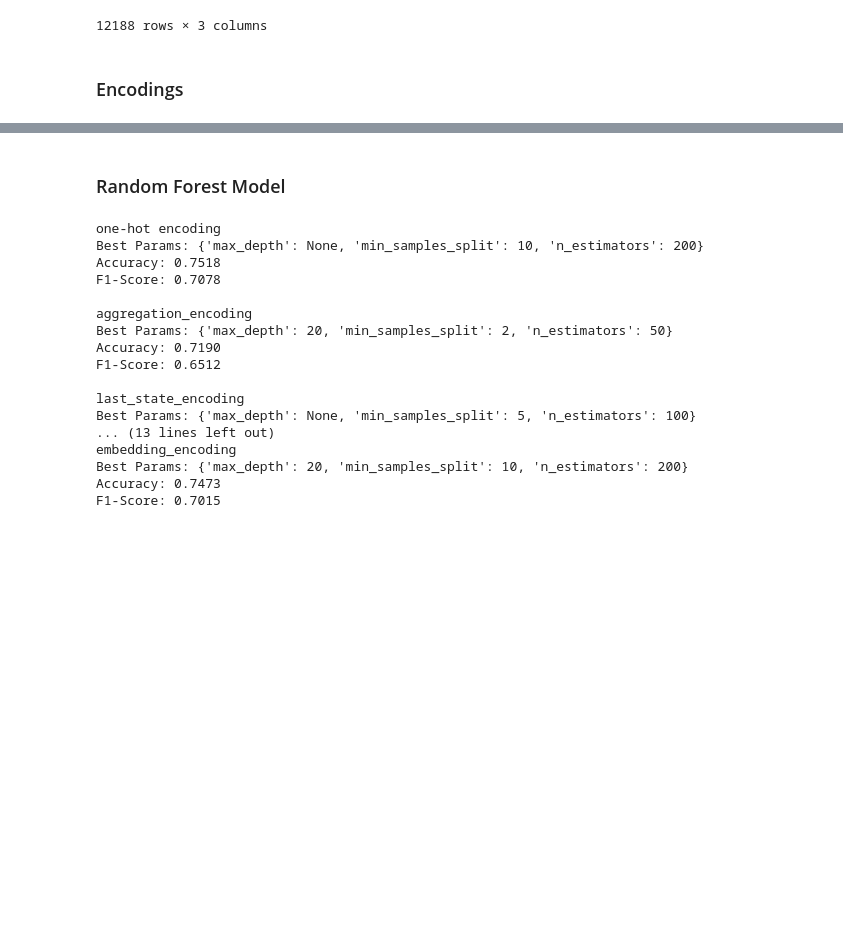
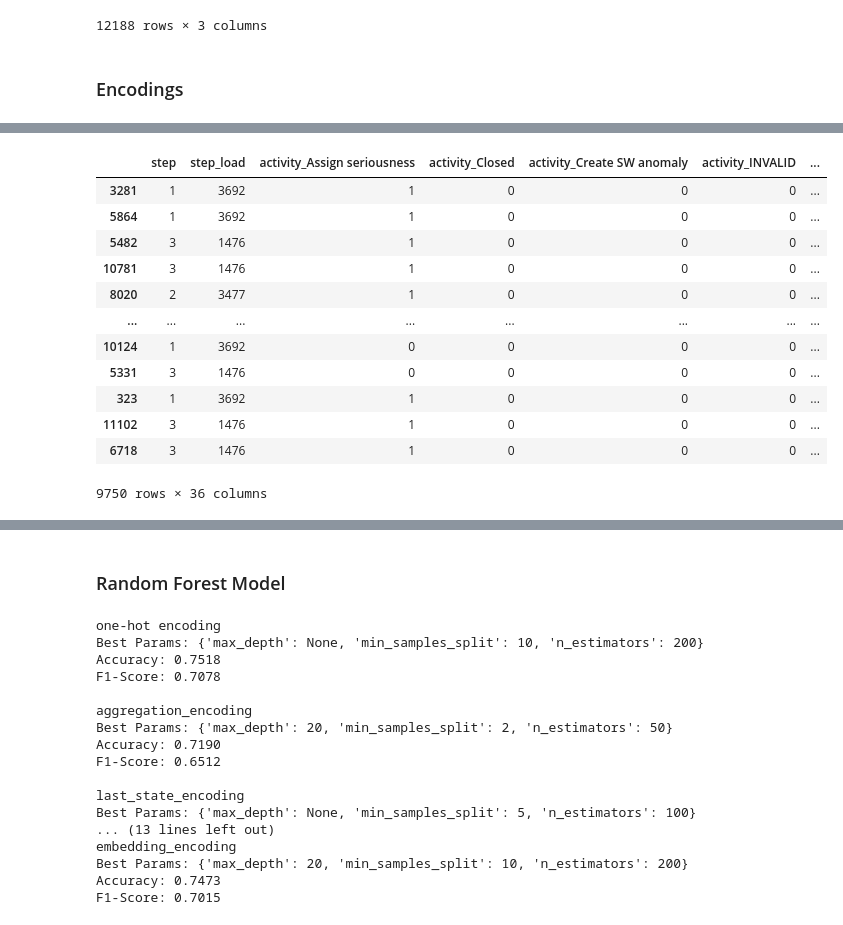
Before and after one commit to LorenzoCirac/Encodings-for-Next-Step-Activity-Prediction, a Jupyter notebook: Encodings for Next Step Activity Prediction.ipynb, the cells around one changed output, grey strips where cells are left out. Cells and saved outputs as stored; diff of their text form; code cells hidden in the pictures; blank space fills up the shorter version.

```diff
--- a/Encodings for Next Step Activity Prediction.ipynb
+++ b/Encodings for Next Step Activity Prediction.ipynb
@@ -246,4 +378,6 @@ def apply_index_encoding(X_train, X_test, max_length=5):
 # %%
+from sklearn.preprocessing import MultiLabelBinarizer
+
 def apply_inter_case_encoding(X_train, X_test):
 
     step_counts = X_train["step"].value_counts().to_dict()
@@ -257,23 +391,48 @@ def apply_inter_case_encoding(X_train, X_test):
     X_train_resources = mlb_resources.fit_transform(X_train["resources"])
     X_test_resources = mlb_resources.transform(X_test["resources"])
 
-    # Add inter-case features
-    X_train_step_load = X_train["step"].map(step_counts).values.reshape(-1, 1)
-    X_test_step_load = X_test["step"].map(step_counts).fillna(0).values.reshape(-1, 1)
+    activities_columns = [f"activity_{cls}" for cls in mlb_activities.classes_]
+    X_train_activities_df = pd.DataFrame(X_train_activities, columns=activities_columns, index=X_train.index)
+    X_test_activities_df = pd.DataFrame(X_test_activities, columns=activities_columns, index=X_test.index)
+    resources_columns = [f"resource_{cls}" for cls in mlb_resources.classes_]
+    X_train_resources_df = pd.DataFrame(X_train_resources, columns=resources_columns, index=X_train.index)
+    X_test_resources_df = pd.DataFrame(X_test_resources, columns=resources_columns, index=X_test.index)
 
-    X_train_final = np.hstack([
-        X_train[["step"]].values,
-        X_train_step_load,
-        X_train_activities,
-        X_train_resources
-    ])
-    X_test_final = np.hstack([
-        X_test[["step"]].values,
-        X_test_step_load,
-        X_test_activities,
-        X_test_resources
-    ])
+    # add inter case features
+    X_train_step_load = X_train["step"].map(step_counts)
+    X_test_step_load = X_test["step"].map(step_counts).fillna(0)
 
-    return X_train_final, X_test_final, "inter_case_encoding"
+    X_train_step_load_df = pd.DataFrame({"step_load": X_train_step_load}, index=X_train.index)
+    X_test_step_load_df = pd.DataFrame({"step_load": X_test_step_load}, index=X_test.index)
+    X_train_encoded = pd.concat([
+        X_train[["step"]],
+        X_train_step_load_df,
+        X_train_activities_df,
+        X_train_resources_df
+    ], axis=1)
+    X_test_encoded = pd.concat([
+        X_test[["step"]],
+        X_test_step_load_df,
+        X_test_activities_df,
+        X_test_resources_df
+    ], axis=1)
+
+    return X_train_encoded, X_test_encoded, "inter_case_encoding"
+# %%
+apply_inter_case_encoding(X_train, X_test)[0]
+# %% [output]
+|  | step | step_load | activity_Assign seriousness | activity_Closed | activity_Create SW anomaly | activity_INVALID | ... |
+| 3281 | 1 | 3692 | 1 | 0 | 0 | 0 | ... |
+| 5864 | 1 | 3692 | 1 | 0 | 0 | 0 | ... |
+| 5482 | 3 | 1476 | 1 | 0 | 0 | 0 | ... |
+| 10781 | 3 | 1476 | 1 | 0 | 0 | 0 | ... |
+| 8020 | 2 | 3477 | 1 | 0 | 0 | 0 | ... |
+| ... | ... | ... | ... | ... | ... | ... | ... |
+| 10124 | 1 | 3692 | 0 | 0 | 0 | 0 | ... |
+| 5331 | 3 | 1476 | 0 | 0 | 0 | 0 | ... |
+| 323 | 1 | 3692 | 1 | 0 | 0 | 0 | ... |
+| 11102 | 3 | 1476 | 1 | 0 | 0 | 0 | ... |
+| 6718 | 3 | 1476 | 1 | 0 | 0 | 0 | ... |
+9750 rows × 36 columns
 # %% [markdown]
 <h5>Aggregation Encoding</h5>
```
Also changed, not shown: parts of 21 cells of this notebook, 3 other files.
